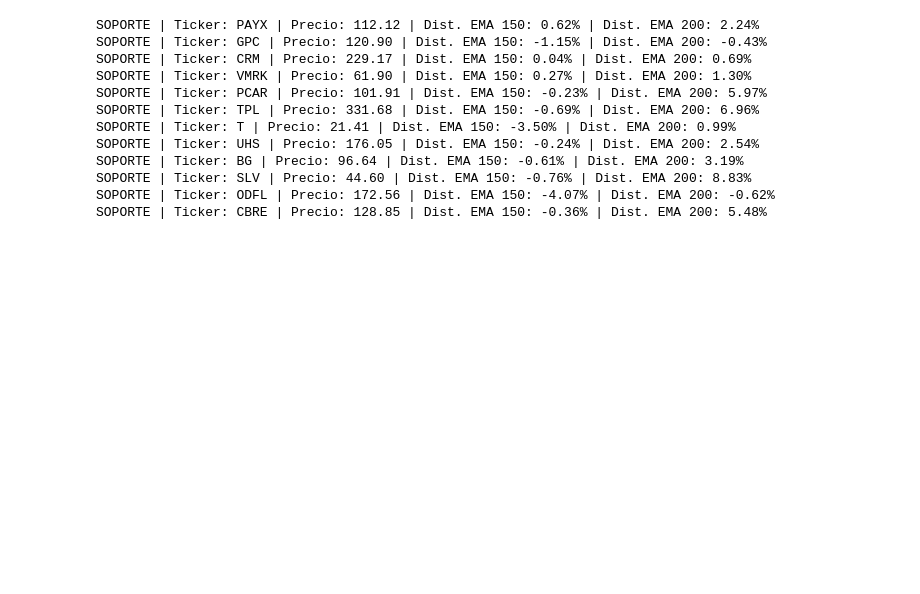
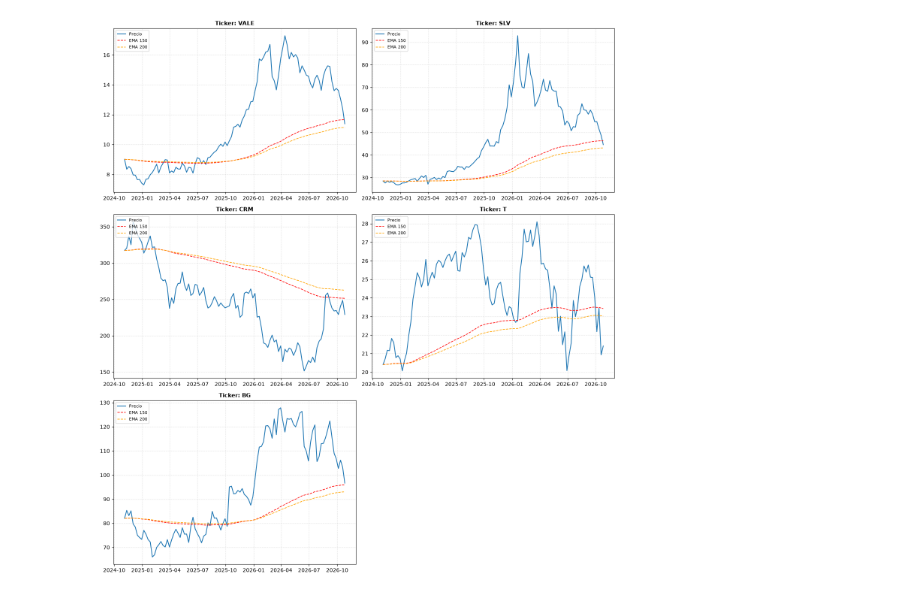
Before and after one commit to rivasmvp/trading_cuantitativo, a Jupyter notebook: scanner_emas.ipynb, the cells around one changed output. Cells and saved outputs as stored; diff of their text form; code cells hidden in the pictures; blank space fills up the shorter version.

```diff
--- a/scanner_emas.ipynb
+++ b/scanner_emas.ipynb
@@ -27,7 +33,6 @@ resultados = []
 
 for ticker in data_7d.columns.get_level_values(0).unique():
     df_ticker = data_7d[ticker].dropna(subset=['Close', 'High', 'Low'])
-    # Descartar la vela semanal en curso
     df_ticker = df_ticker.iloc[:-1]
 
     if len(df_ticker) >= 600:
@@ -37,26 +42,24 @@ for ticker in data_7d.columns.get_level_values(0).unique():
         s_ema_150 = cierre.ewm(span=150, adjust=False).mean()
         s_ema_200 = cierre.ewm(span=200, adjust=False).mean()
 
-        ema_150 = s_ema_150.iloc[-1].item()
-        ema_200 = s_ema_200.iloc[-1].item()
-        precio = cierre.iloc[-1].item()
+        ema_150 = s_ema_150.iloc[-1]
+        ema_200 = s_ema_200.iloc[-1]
+        precio = cierre.iloc[-1]
 
-        # Condición 1: Estructura alcista y pendiente positiva en ambas medias
-        pendiente_150 = ema_150 > s_ema_150.iloc[-14].item()
-        pendiente_200 = ema_200 > s_ema_200.iloc[-14].item()
-        estructura_valida = (ema_150 > ema_200) and pendiente_150 and pendiente_200
+        # Validación estricta de pendiente a 14 periodos
+        pendiente_150 = ema_150 > s_ema_150.iloc[-14]
+        pendiente_200 = ema_200 > s_ema_200.iloc[-14]
+
+        # Jerarquía alcista obligatoria: EMA 150 debe estar por encima de EMA 200
+        estructura_valida = (ema_150 > ema_200)# and pendiente_150 and pendiente_200
 
         if estructura_valida:
             dist_150 = ((precio - ema_150) / ema_150) * 100
             dist_200 = ((precio - ema_200) / ema_200) * 100
 
-            # Condición 2: El precio está tocando la zona de la EMA (a 1% o menos)
             toque_150 = abs(dist_150) <= 1.0
             toque_200 = abs(dist_200) <= 1.0
 
-            # Condición 3 (Antirrebote de techo): Validar que el toque sea DESDE ARRIBA.
-            # Verificamos que en las últimas 8 semanas el precio haya estado operando
-            # claramente por encima de la zona, garantizando que viene corrigiendo.
             max_previo_150 = high.iloc[-8:-1].max() > (ema_150 * 1.03)
             max_previo_200 = high.iloc[-8:-1].max() > (ema_200 * 1.03)
 
@@ -68,23 +71,39 @@ for ticker in data_7d.columns.get_level_values(0).unique():
                     'precio': precio,
                     'dist_150': dist_150,
                     'dist_200': dist_200,
+                    'df_plot': df_ticker.iloc[-104:].copy()
                 })
-
-for r in resultados:
-    print(
-        f"SOPORTE | Ticker: {r['ticker']} | Precio: {r['precio']:.2f} | "
-        f"Dist. EMA 150: {r['dist_150']:.2f}% | Dist. EMA 200: {r['dist_200']:.2f}%"
-    )
-# %% [output]
-SOPORTE | Ticker: PAYX | Precio: 112.12 | Dist. EMA 150: 0.62% | Dist. EMA 200: 2.24%
-SOPORTE | Ticker: GPC | Precio: 120.90 | Dist. EMA 150: -1.15% | Dist. EMA 200: -0.43%
-SOPORTE | Ticker: CRM | Precio: 229.17 | Dist. EMA 150: 0.04% | Dist. EMA 200: 0.69%
-SOPORTE | Ticker: VMRK | Precio: 61.90 | Dist. EMA 150: 0.27% | Dist. EMA 200: 1.30%
-SOPORTE | Ticker: PCAR | Precio: 101.91 | Dist. EMA 150: -0.23% | Dist. EMA 200: 5.97%
-SOPORTE | Ticker: TPL | Precio: 331.68 | Dist. EMA 150: -0.69% | Dist. EMA 200: 6.96%
-SOPORTE | Ticker: T | Precio: 21.41 | Dist. EMA 150: -3.50% | Dist. EMA 200: 0.99%
-SOPORTE | Ticker: UHS | Precio: 176.05 | Dist. EMA 150: -0.24% | Dist. EMA 200: 2.54%
-SOPORTE | Ticker: BG | Precio: 96.64 | Dist. EMA 150: -0.61% | Dist. EMA 200: 3.19%
-SOPORTE | Ticker: SLV | Precio: 44.60 | Dist. EMA 150: -0.76% | Dist. EMA 200: 8.83%
-SOPORTE | Ticker: ODFL | Precio: 172.56 | Dist. EMA 150: -4.07% | Dist. EMA 200: -0.62%
-SOPORTE | Ticker: CBRE | Precio: 128.85 | Dist. EMA 150: -0.36% | Dist. EMA 200: 5.48%
+# %%
+n_activos = len(resultados)
+if n_activos > 0:
+    cols = 2 if n_activos > 1 else 1
+    rows = math.ceil(n_activos / cols)
+
+    fig, axes = plt.subplots(rows, cols, figsize=(14, 5 * rows), squeeze=False)
+    axes_flat = axes.flatten()
+
+    for i, r in enumerate(resultados):
+        ax = axes_flat[i]
+        df_p = r['df_plot']
+        c_p = df_p['Close']
+
+        e150 = c_p.ewm(span=150, adjust=False).mean()
+        e200 = c_p.ewm(span=200, adjust=False).mean()
+
+        ax.plot(df_p.index, c_p, label='Precio', color='#1f77b4', linewidth=1.5)
+        ax.plot(df_p.index, e150, label='EMA 150', color='red', linestyle='--', linewidth=1.2)
+        ax.plot(df_p.index, e200, label='EMA 200', color='orange', linestyle='--', linewidth=1.2)
+
+        ax.set_title(f"Ticker: {r['ticker']}", fontsize=11, fontweight='bold')
+        ax.grid(True, linestyle=':', alpha=0.6)
+        ax.legend(loc='upper left', fontsize=8)
+
+    for j in range(i + 1, len(axes_flat)):
+        fig.delaxes(axes_flat[j])
+
+    plt.tight_layout()
+    plt.show()
+else:
+    print("Sin activos válidos para graficar.")
+# %% [output]
+[figure, added]
```
Also changed, not shown: parts of 4 cells of this notebook.
